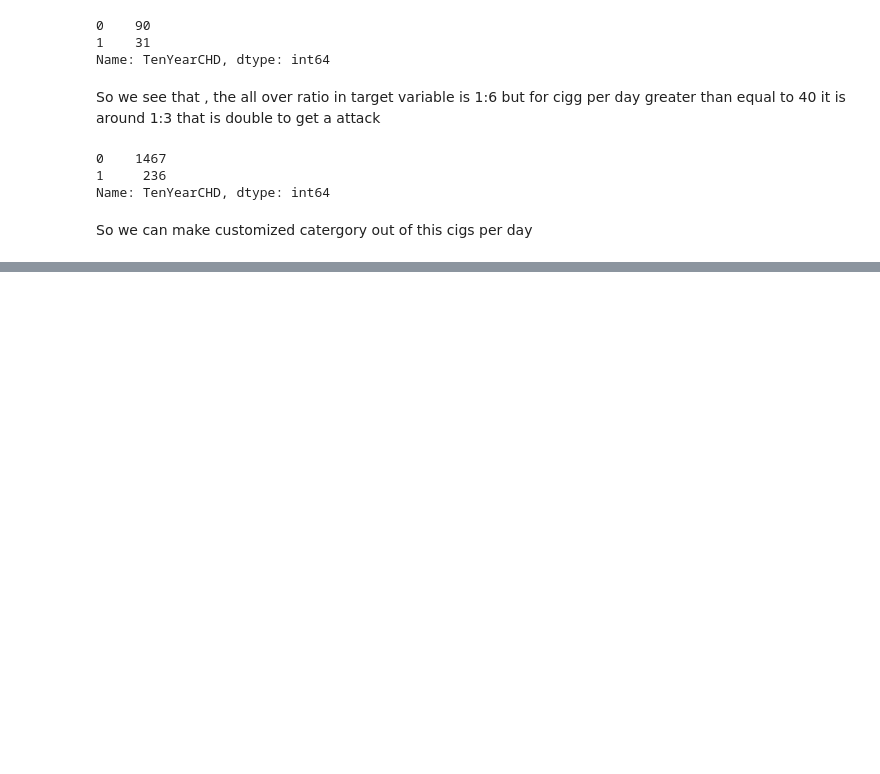
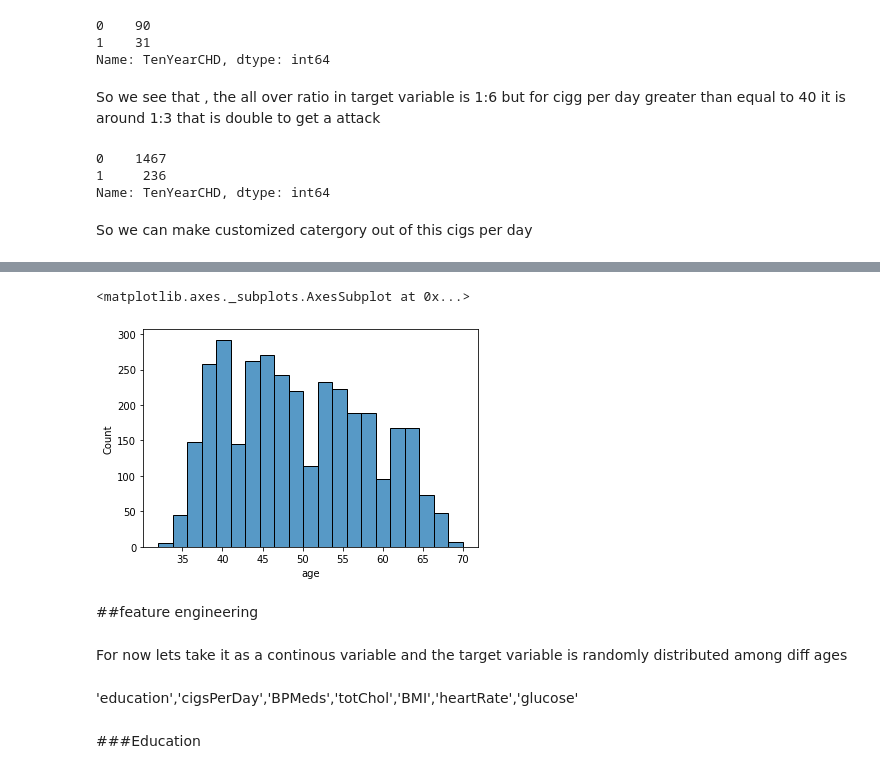
Before and after one commit to Shubhankitsirvaiya/Cardiovascular_classification, a Jupyter notebook: Capstone_1_.ipynb, the cells around one changed output, grey strips where cells are left out. Drawn from its saved outputs; the diff is of its cells as text; code cells hidden in the pictures; blank space fills up the shorter version.

```diff
--- a/Capstone_1_.ipynb
+++ b/Capstone_1_.ipynb
@@ -225,0 +259,13 @@ sns.relplot(df['sex'],df['diaBP'])
+# %%
+sns.histplot(df['age'])
+# %% [output]
+<matplotlib.axes._subplots.AxesSubplot at 0x...>
+[figure, added]
+# %% [markdown]
+##feature engineering
+# %% [markdown]
+For now lets take it as a continous variable and the target variable is randomly distributed among diff ages
+# %% [markdown]
+'education','cigsPerDay','BPMeds','totChol','BMI','heartRate','glucose'
+# %% [markdown]
+###Education
```
Also changed, not shown: parts of 38 cells of this notebook.
